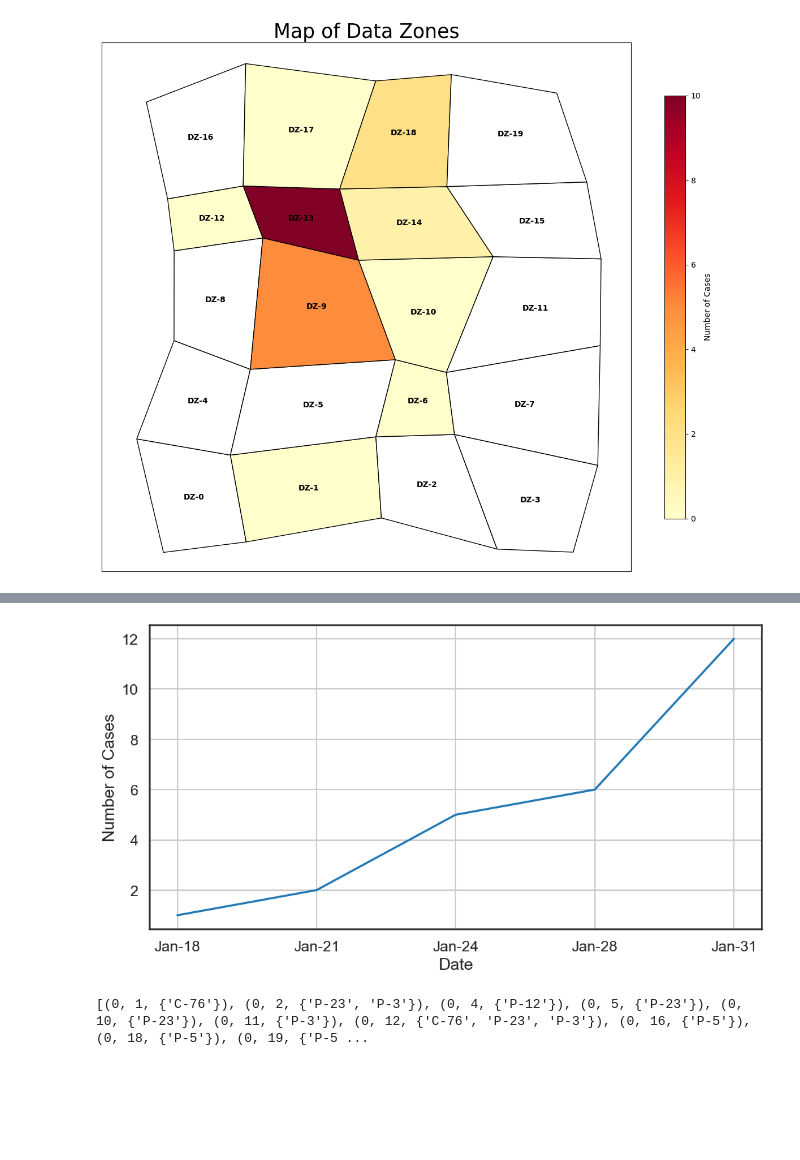
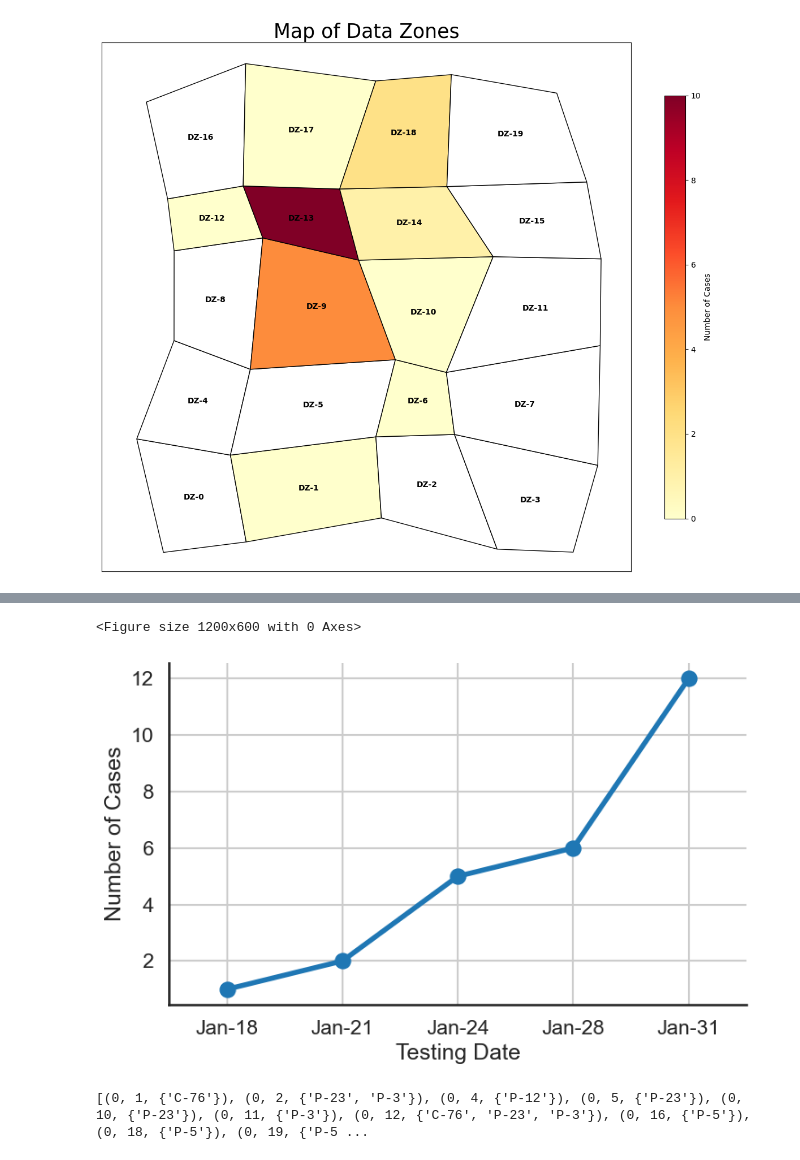
Before and after one commit to Dominic-Arthur/PESC-Activity, a Jupyter notebook: Data.ipynb, the cells around one changed output, grey strips where cells are left out. Cells and saved outputs as stored; diff of their text form; code cells hidden in the pictures; blank space fills up the shorter version.

```diff
--- a/Data.ipynb
+++ b/Data.ipynb
@@ -314,10 +323,9 @@ pd.DataFrame(dict(tree.nodes)).T
 # %%
 cases = pd.DataFrame(dict(tree.nodes)).T
-cases = cases[["date_symptom_onset", "exp_date"]].copy().astype(int)
+cases = cases[["sample_date", "exp_date"]].copy().astype(int)
 
 cases.reset_index(inplace=True, names=["Patient ID"])
-cases.rename(columns={"exp_date": "Exposure Date", "date_symptom_onset": "Symptom Onset Date"},
-             inplace=True)
+cases.rename(columns={"exp_date": "Exposure Date", "sample_date": "Testing Date"}, inplace=True)
 
 cases.sort_values("Exposure Date", inplace=True)
 
@@ -325,8 +333,8 @@ start_date = pd.Timestamp("2020-01-01")
 cases["Exposure Date"] = cases["Exposure Date"].apply(lambda x: start_date + timedelta(days=x - 1))
 cases["Exposure Date"] = cases["Exposure Date"].dt.strftime('%b-%d')
 
-cases["Symptom Onset Date"] = cases["Symptom Onset Date"].apply(lambda x: start_date + timedelta(days=x - 1))
-cases["Symptom Onset Date"] = cases["Symptom Onset Date"].dt.strftime('%b-%d')
+cases["Testing Date"] = cases["Testing Date"].apply(lambda x: start_date + timedelta(days=x - 1))
+cases["Testing Date"] = cases["Testing Date"].dt.strftime('%b-%d')
 
 
 # Assign locations (siblings and transmission pairs tend to share)
@@ -363,7 +371,7 @@ for node in known_contacts:
     extra = random.sample(list(non_infected_contacts.keys()), min(2, len(non_infected_contacts)))
     known_contacts[node].update(extra)
 # %%
-locations = pd.DataFrame(assigned_locations.items(), columns=["Patient ID", "Data-Zone"])
+locations = pd.DataFrame(assigned_locations.items(), columns=["Patient ID", "Data Zone"])
 contacts_list = [(k, list(v)) for k, v in known_contacts.items()]
 contacts = pd.DataFrame(contacts_list, columns=["Patient ID", "Known Contact"])
 cases = cases.merge(locations, on="Patient ID")
@@ -596,15 +622,14 @@ plt.show()
 # %%
-group_cases = cases.groupby("Symptom Onset Date").size()
+group_cases = cases.groupby("Testing Date").size()
 
-plt.figure(figsize=(12, 6))
-sns.lineplot(x=group_cases.index, y=group_cases)
+sns.catplot(x=group_cases.index, y=group_cases, kind="point", aspect=1.5)
 plt.ylabel("Number of Cases")
-plt.xlabel("Date")
 plt.grid(True)
 plt.savefig("case_count.png", dpi=300, bbox_inches='tight')
 plt.show()
 # %% [output]
+<Figure size 1200x600 with 0 Axes>
-[figure, old version]
+[figure, new version]
 # %%
 def find_intersections(list_of_lists):
     intersections = []
```
Also changed, not shown: parts of 20 cells of this notebook, 15 other files.
